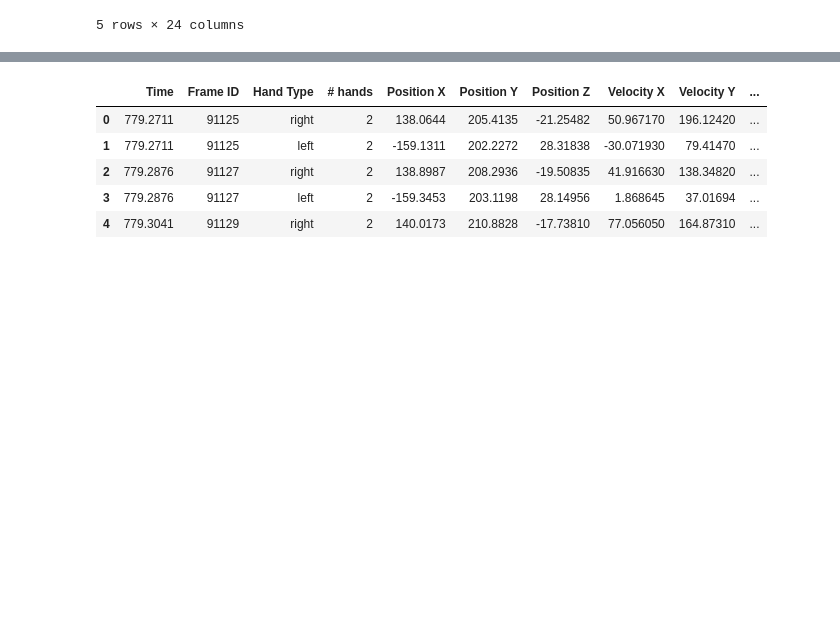
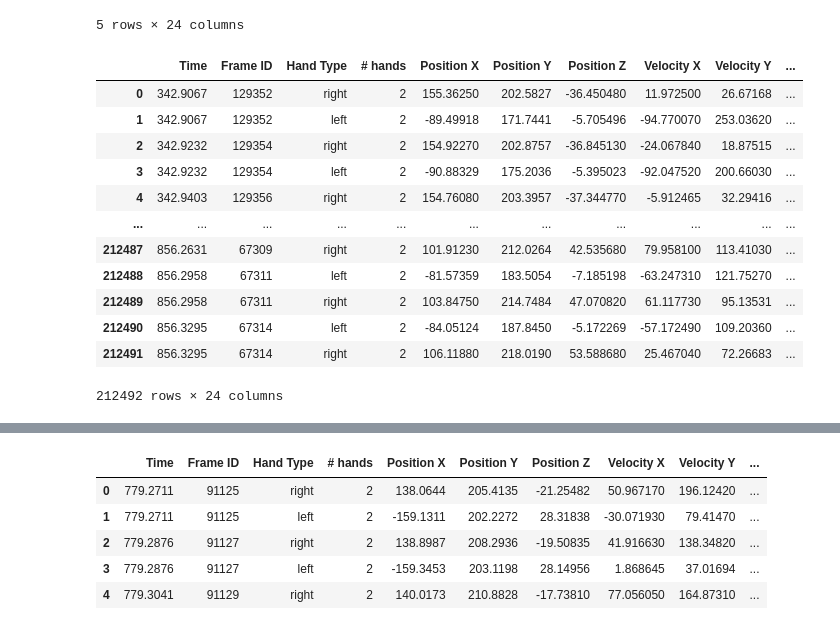
Before and after one commit to GabiDunaevsky/data-science-project-second-semester, a Jupyter notebook: HandsData.ipynb, the cells around one changed output, grey strips where cells are left out. Drawn from its saved outputs; the diff is of its cells as text; code cells hidden in the pictures; blank space fills up the shorter version.

```diff
--- a/HandsData.ipynb
+++ b/HandsData.ipynb
@@ -14,3 +15,19 @@ Train.head()
 | 3 | 342.9232 | 129354 | left | 2 | -90.88329 | 175.2036 | -5.395023 | -92.047520 | 200.66030 | ... |
 | 4 | 342.9403 | 129356 | right | 2 | 154.76080 | 203.3957 | -37.344770 | -5.912465 | 32.29416 | ... |
 5 rows × 24 columns
+# %%
+Train
+# %% [output]
+|  | Time | Frame ID | Hand Type | # hands | Position X | Position Y | Position Z | Velocity X | Velocity Y | ... |
+| 0 | 342.9067 | 129352 | right | 2 | 155.36250 | 202.5827 | -36.450480 | 11.972500 | 26.67168 | ... |
+| 1 | 342.9067 | 129352 | left | 2 | -89.49918 | 171.7441 | -5.705496 | -94.770070 | 253.03620 | ... |
+| 2 | 342.9232 | 129354 | right | 2 | 154.92270 | 202.8757 | -36.845130 | -24.067840 | 18.87515 | ... |
+| 3 | 342.9232 | 129354 | left | 2 | -90.88329 | 175.2036 | -5.395023 | -92.047520 | 200.66030 | ... |
+| 4 | 342.9403 | 129356 | right | 2 | 154.76080 | 203.3957 | -37.344770 | -5.912465 | 32.29416 | ... |
+| ... | ... | ... | ... | ... | ... | ... | ... | ... | ... | ... |
+| 212487 | 856.2631 | 67309 | right | 2 | 101.91230 | 212.0264 | 42.535680 | 79.958100 | 113.41030 | ... |
+| 212488 | 856.2958 | 67311 | left | 2 | -81.57359 | 183.5054 | -7.185198 | -63.247310 | 121.75270 | ... |
+| 212489 | 856.2958 | 67311 | right | 2 | 103.84750 | 214.7484 | 47.070820 | 61.117730 | 95.13531 | ... |
+| 212490 | 856.3295 | 67314 | left | 2 | -84.05124 | 187.8450 | -5.172269 | -57.172490 | 109.20360 | ... |
+| 212491 | 856.3295 | 67314 | right | 2 | 106.11880 | 218.0190 | 53.588680 | 25.467040 | 72.26683 | ... |
+212492 rows × 24 columns
```
Also changed, not shown: parts of 19 cells of this notebook, 1 other file.
